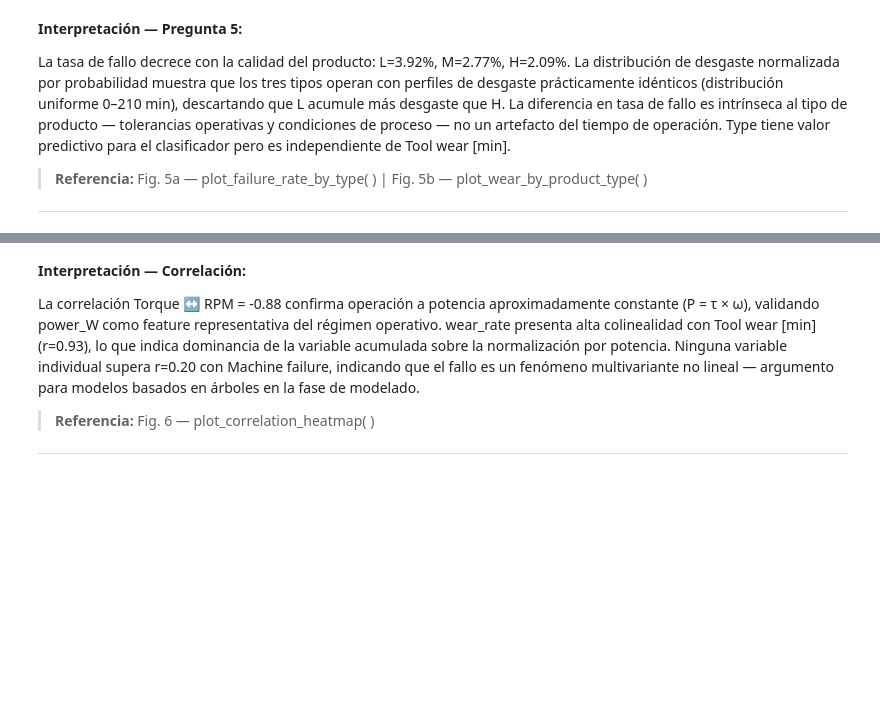
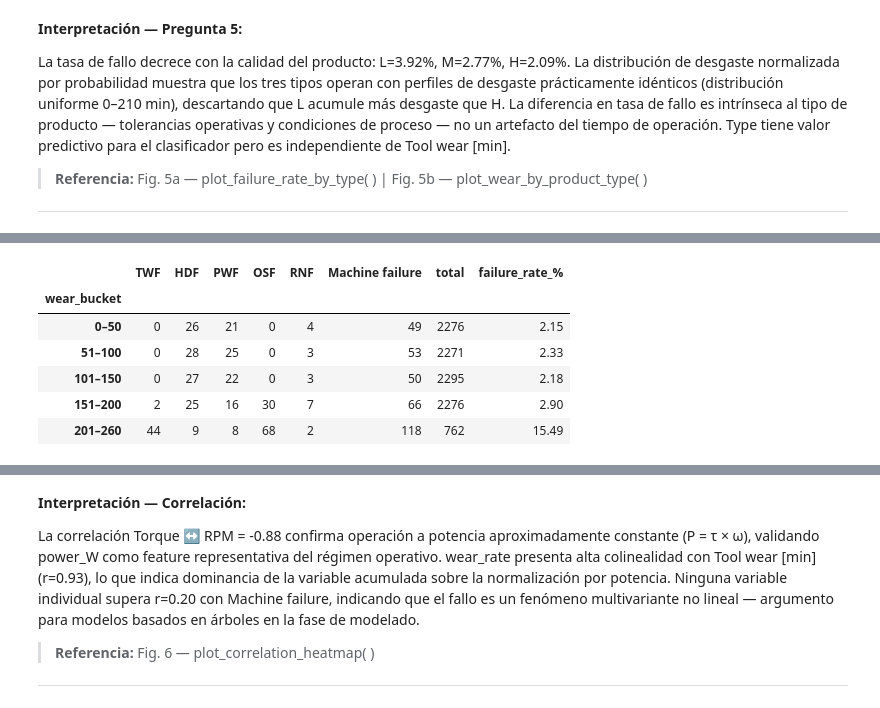
Before and after one commit to felipebojorquem/predictive-maintenance-eda, a Jupyter notebook: notebooks/eda.ipynb, the cells around one changed output, grey strips where cells are left out. Drawn from its saved outputs; the diff is of its cells as text; code cells hidden in the pictures; blank space fills up the shorter version.

```diff
--- a/notebooks/eda.ipynb
+++ b/notebooks/eda.ipynb
@@ -310,0 +339,20 @@ La tasa de fallo decrece con la calidad del producto: L=3.92%, M=2.77%, H=2.09%.
+# %%
+# Tabla 2: tasa de fallo por bucket de desgaste acumulado
+df["wear_bucket"] = pd.cut(
+    df["Tool wear [min]"],
+    bins=[0, 50, 100, 150, 200, 260],
+    labels=["0–50", "51–100", "101–150", "151–200", "201–260"],
+)
+
+pivot_wear_failure = (
+    df.groupby("wear_bucket", observed=True)[FAILURE_TYPES + ["Machine failure"]]
+    .agg("sum")
+    .assign(total=df.groupby("wear_bucket", observed=True).size())
+)
+pivot_wear_failure["failure_rate_%"] = (
+    pivot_wear_failure["Machine failure"] / pivot_wear_failure["total"] * 100
+).round(2)
+
+logger.info("Tabla 2: fallo × buckets de desgaste")
+pivot_wear_failure
+# %% [output]
@@ -310,0 +360,7 @@ La tasa de fallo decrece con la calidad del producto: L=3.92%, M=2.77%, H=2.09%.
+|  | TWF | HDF | PWF | OSF | RNF | Machine failure | total | failure_rate_% |
+| wear_bucket |  |  |  |  |  |  |  |  |
+| 0–50 | 0 | 26 | 21 | 0 | 4 | 49 | 2276 | 2.15 |
+| 51–100 | 0 | 28 | 25 | 0 | 3 | 53 | 2271 | 2.33 |
+| 101–150 | 0 | 27 | 22 | 0 | 3 | 50 | 2295 | 2.18 |
+| 151–200 | 2 | 25 | 16 | 30 | 7 | 66 | 2276 | 2.90 |
+| 201–260 | 44 | 9 | 8 | 68 | 2 | 118 | 762 | 15.49 |
```
Also changed, not shown: parts of 20 cells of this notebook, 1 other file.
